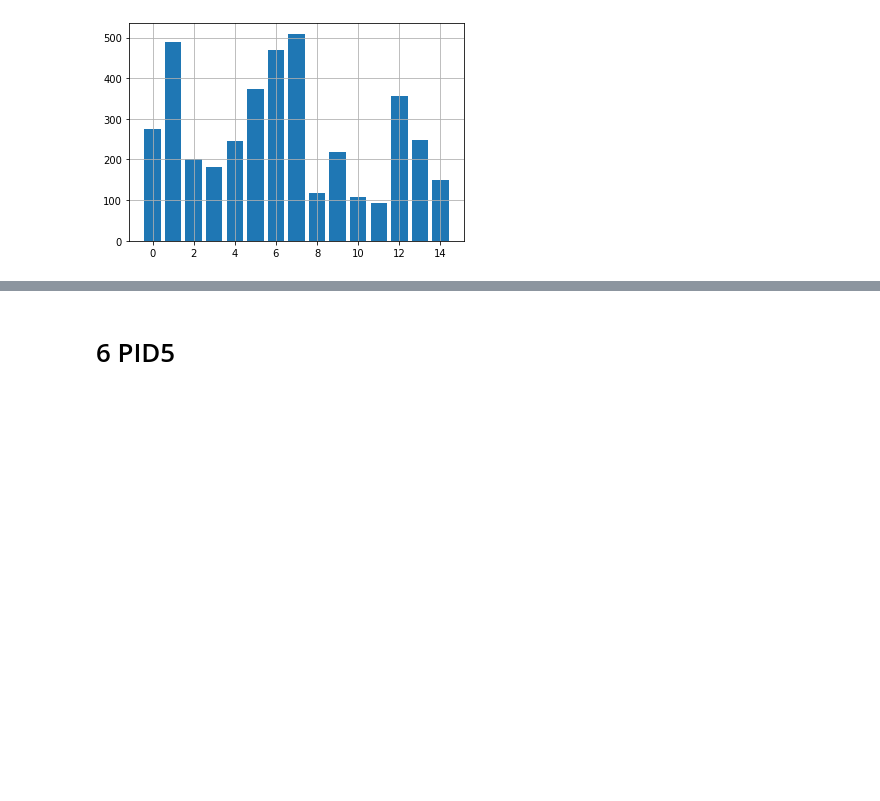
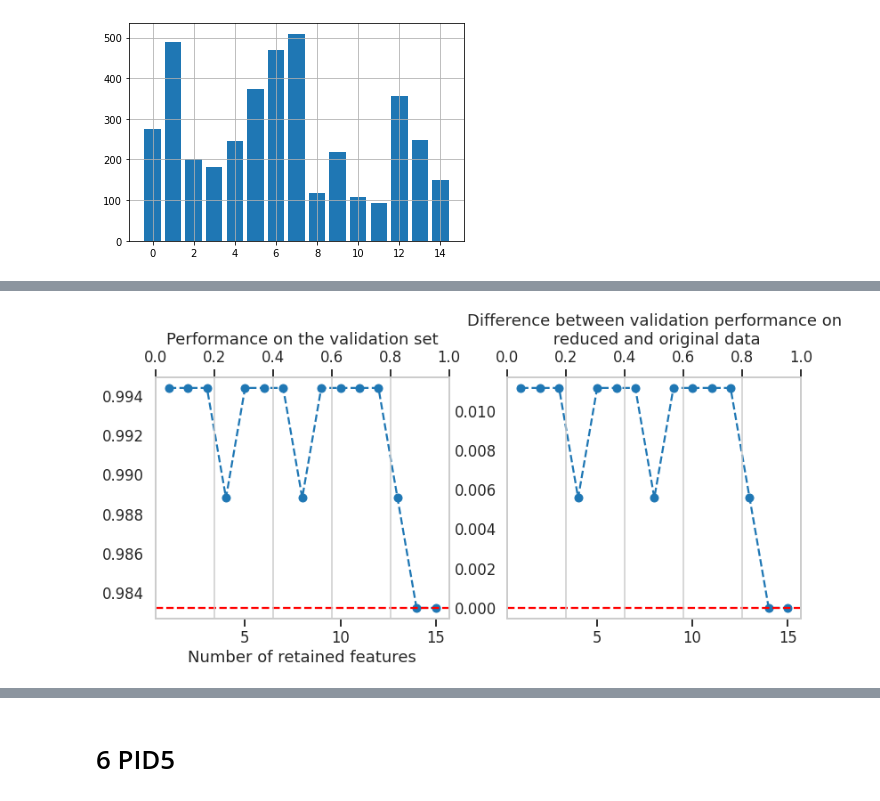
Before and after one commit to PashaIanko/Robust-Feature-Selection, a Jupyter notebook: main.ipynb, the cells around one changed output, grey strips where cells are left out. Drawn from its saved outputs; the diff is of its cells as text; code cells hidden in the pictures; blank space fills up the shorter version.

```diff
--- a/main.ipynb
+++ b/main.ipynb
@@ -461,6 +469,9 @@ def plot_dishonest_responses(df_sample_):
         average_dishonest_responses,
         average_difference_in_response
     )
+    return (average_honest_responses,
+        average_dishonest_responses,
+        average_difference_in_response)
 
 
 pep8(_ih)
@@ -1601,0 +1610,25 @@ plot_selector_feature_scores(feature_selector)
+# %%
+def perform_feature_selection_pca(
+    X_train_,
+    Y_train_,
+    X_validation_,
+    Y_validation_,
+    no_components
+
+):
+    feature_selector = PCA(n_components=no_components)
+
+    X_train_reduced = feature_selector.fit_transform(X_train_)
+
+
+    explained_variance = feature_selector.explained_variance_ratio_
+    cum_explained_variance = np.cumsum(explained_variance)
+    idx = np.arange(no_components)+1
+
+    X_validation_reduced = feature_selector.transform(X_validation_)
+
+    return X_train_reduced, X_validation_reduced,explained_variance, \
+           cum_explained_variance, idx
+
+
+pep8(_ih)
@@ -1601,0 +1787,7 @@ plot_selector_feature_scores(feature_selector)
+# %%
+plot_validation_performance(
+    svm_validation_results,
+    figsize=(13, 5)
+)
+# %% [output]
+[figure, added]
```
Also changed, not shown: parts of 21 cells of this notebook.
